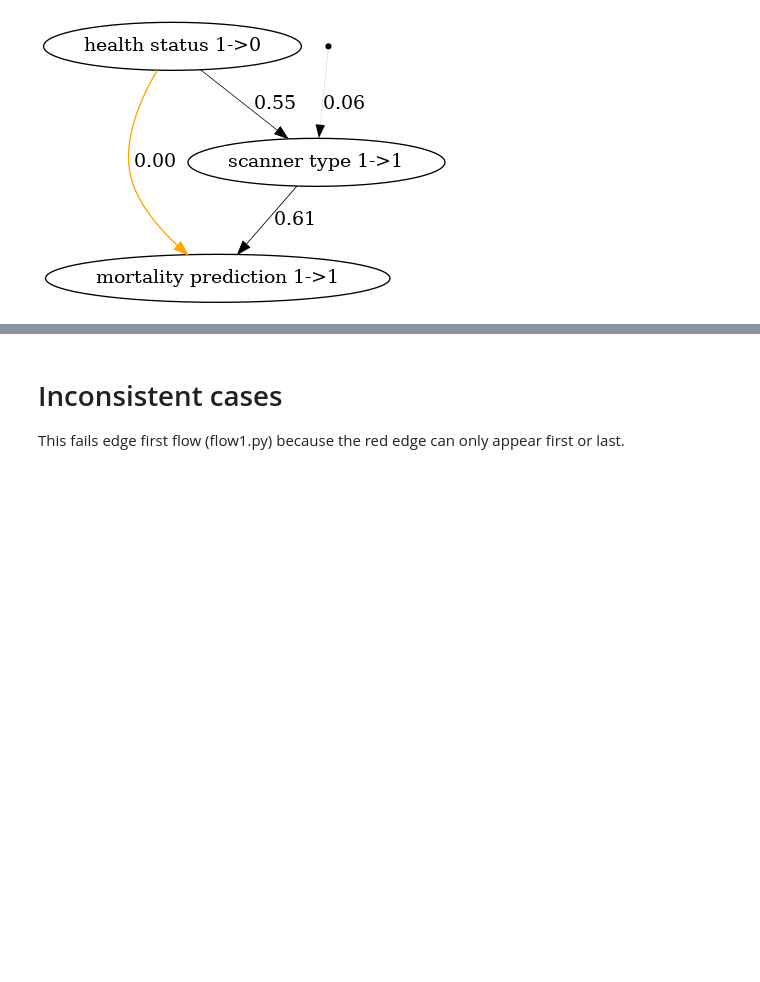
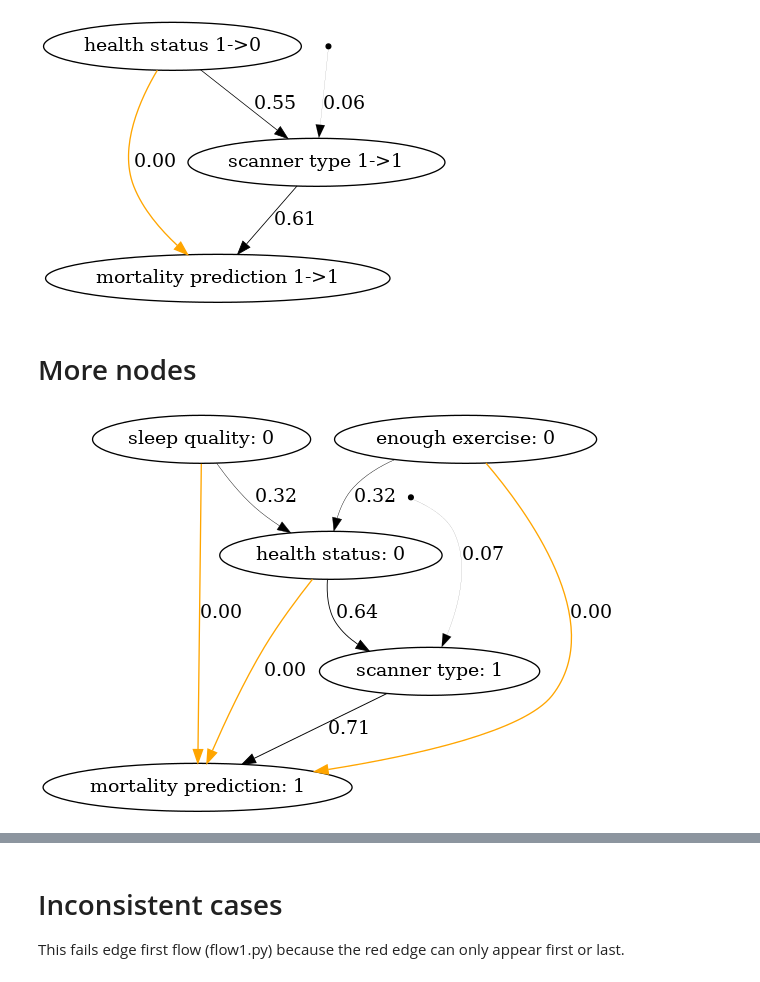
Before and after one commit to nathanwang000/Shapley-Flow, a Jupyter notebook: flow_synthetic_experiments.ipynb, the cells around one changed output, grey strips where cells are left out. Saved outputs shown, nothing was run; the diff lists cells and outputs as text; code cells hidden in the pictures; blank space fills up the shorter version.

```diff
--- a/flow_synthetic_experiments.ipynb
+++ b/flow_synthetic_experiments.ipynb
@@ -214,3 +214,45 @@ dot.write_png('graph.png')
 Image('graph.png')
 # %% [output]
 [figure]
+# %% [markdown]
+# More nodes
+# %%
+def build_health_graph(verbose=False):
+    '''
+    build and return a graph (list of nodes), to be runnable in main
+    '''
+    # build the graph: x1->x2, y = f(x1, x2)
+    x00 = Node('enough exercise') # [0, 1]
+    x01 = Node('sleep quality') # [0, 1]
+    x1 = Node('health status', lambda x00, x01: x00 and x01, [x00, x01])
+    n2 = Node('scanner type noise', is_noise_node=True)
+    x2 = Node('scanner type', lambda x1, n2: int(0.9 > n2) if x1 <= 0.1 else int(0.3 > n2), [x1, n2])
+    y  = Node('mortality prediction', lambda x00, x01, x1, x2: x2,
+              [x00, x01, x1, x2], is_target_node=True)
+
+    # initialize the values from data
+    graph = Graph([x00, x01, x1, n2, x2, y],
+                  lambda: {
+                      'enough exercise': 1,
+                      'sleep quality': 1,
+                     #'health status': np.random.choice([0, 1], p=[0.1, 0.9]),
+                     'scanner type noise': np.random.uniform(0, 1) # relax baseline
+                 },
+                  lambda: {
+                      'enough exercise': 0,
+                      'sleep quality': 0,
+                     #'health status': 0,
+                     'scanner type noise': np.random.uniform(0, 0.9), # target is invariant
+                 }, verbose=verbose)
+
+    return graph
+
+graph = build_health_graph(verbose=False)
+cf = CreditFlow(graph, verbose=False, nruns=300)
+cf.run()
+
+dot = cf.credit2dot()
+dot.write_png('graph.png')
+Image('graph.png')
+# %% [output]
+[figure, added]
```
Also changed, not shown: parts of 2 cells of this notebook, 3 other files.
